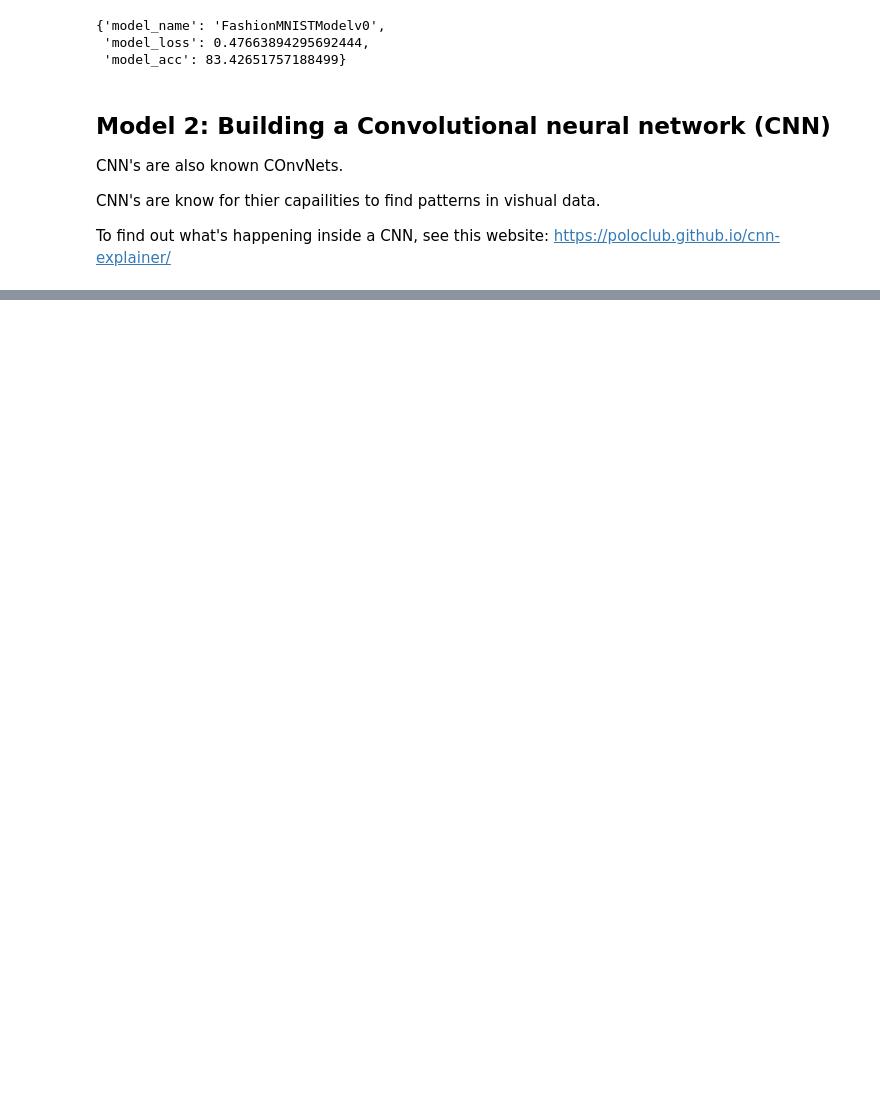
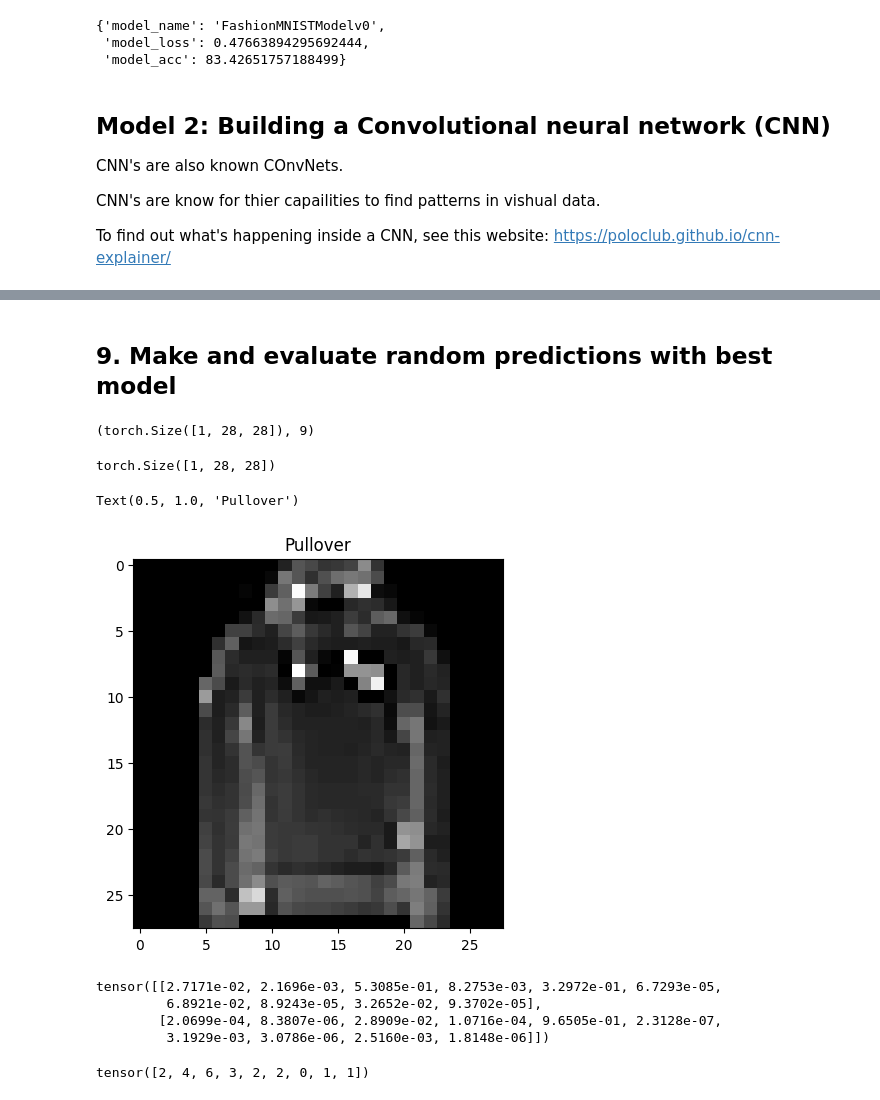
Before and after one commit to Alpha-Leporis/Machine-Learning, a Jupyter notebook: PyTorch_CV_CNN.ipynb, the cells around one changed output, grey strips where cells are left out. Drawn from its saved outputs; the diff is of its cells as text; code cells hidden in the pictures; blank space fills up the shorter version.

```diff
--- a/PyTorch_CV_CNN.ipynb
+++ b/PyTorch_CV_CNN.ipynb
@@ -774,0 +1056,2 @@ To find out what's happening inside a CNN, see this website: https://poloclub.gi
+# %% [markdown]
+## 9. Make and evaluate random predictions with best model
@@ -774,0 +1078,41 @@ To find out what's happening inside a CNN, see this website: https://poloclub.gi
+# %%
+img, label = test_data[0][:10]
+img.shape, label
+# %% [output]
+(torch.Size([1, 28, 28]), 9)
+# %%
+import random
+random.seed(42)
+test_samples = []
+test_labels = []
+for sample , label in random.sample(list(test_data), k=9):
+  test_samples.append(sample)
+  test_labels.append(label)
+
+# VIew the first sample shape
+test_samples[0].shape
+# %% [output]
+torch.Size([1, 28, 28])
+# %%
+plt.imshow(test_samples[0].squeeze(), cmap="gray")
+plt.title(class_names[test_labels[0]])
+# %% [output]
+Text(0.5, 1.0, 'Pullover')
+[figure, added]
+# %%
+# Make predictions
+pred_probs = make_prediction(model=model_2,
+                              data=test_samples)
+# View first two prediction probability
+pred_probs[:2]
+# %% [output]
+tensor([[2.7171e-02, 2.1696e-03, 5.3085e-01, 8.2753e-03, 3.2972e-01, 6.7293e-05,
+         6.8921e-02, 8.9243e-05, 3.2652e-02, 9.3702e-05],
+        [2.0699e-04, 8.3807e-06, 2.8909e-02, 1.0716e-04, 9.6505e-01, 2.3128e-07,
+         3.1929e-03, 3.0786e-06, 2.5160e-03, 1.8148e-06]])
+# %%
+# Convert prediction probabilities to labels
+pred_classes = pred_probs.argmax(dim=1)
+pred_classes
+# %% [output]
+tensor([2, 4, 6, 3, 2, 2, 0, 1, 1])
```
Also changed, not shown: parts of 34 cells of this notebook.
